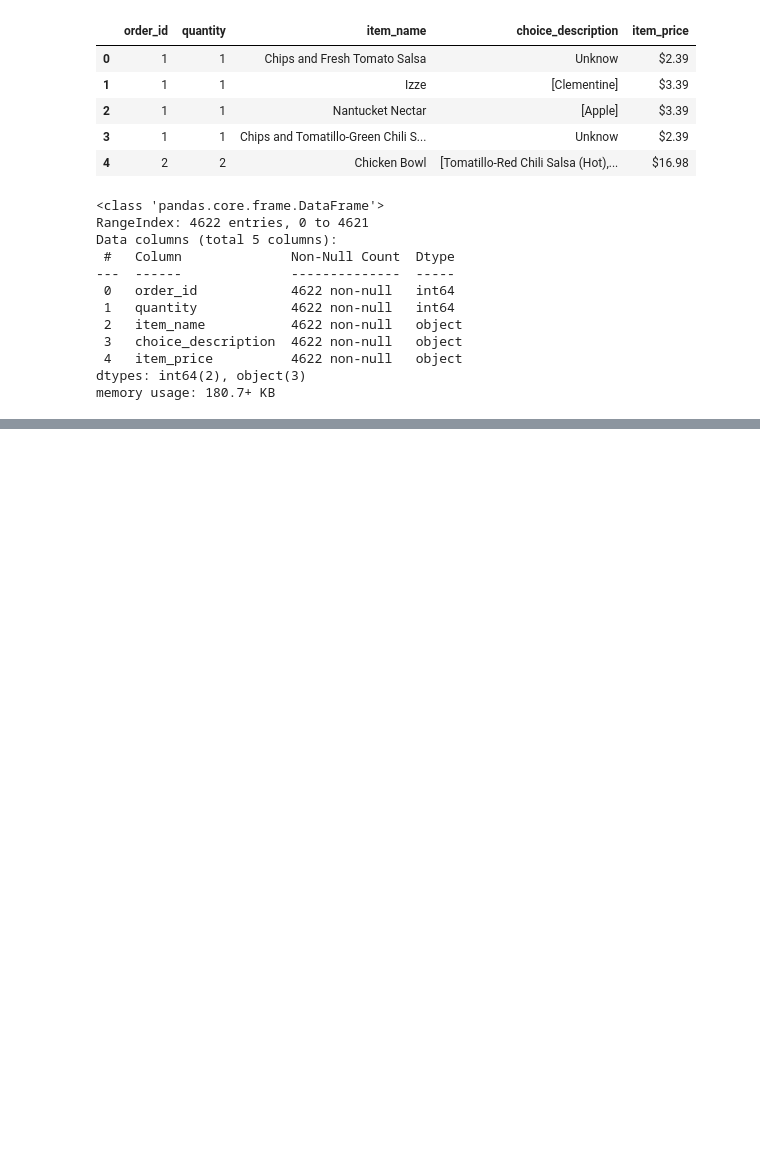
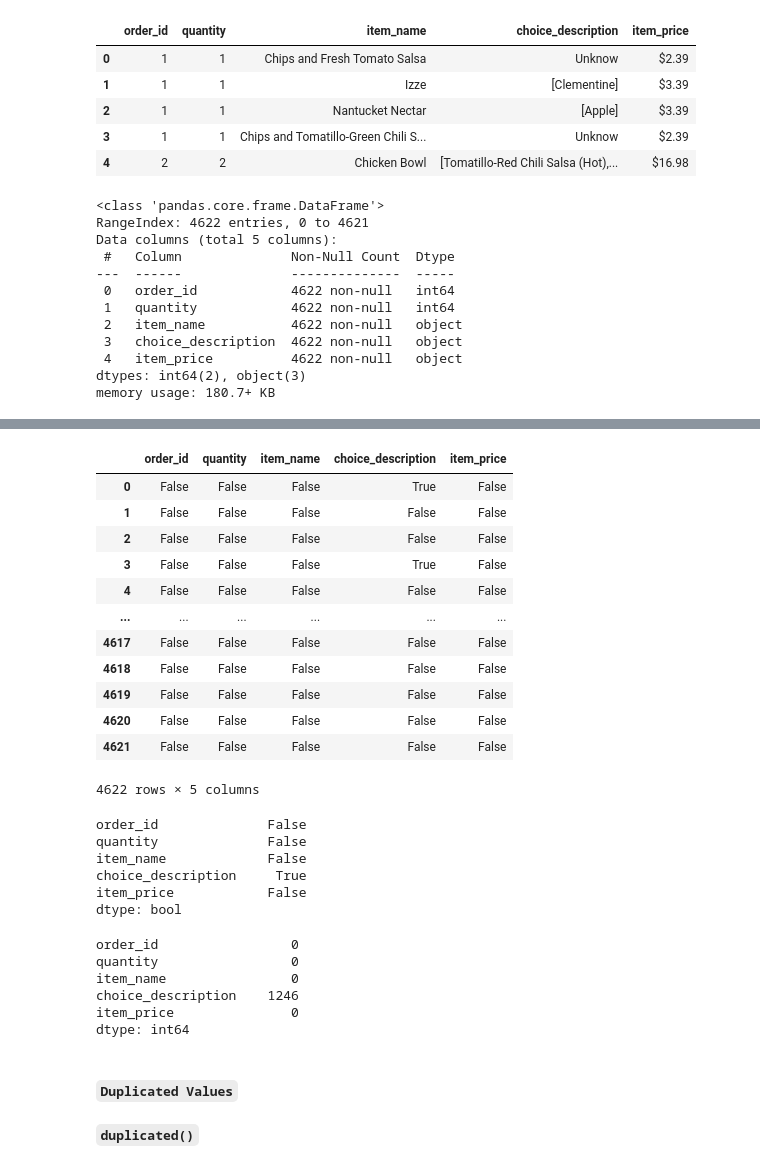
Before and after one commit to TruongQuangPhat/AI-Journey, a Jupyter notebook: Pandas/Pandas_Tutorial.ipynb, the cells around one changed output, grey strips where cells are left out. Cells and saved outputs as stored; diff of their text form; code cells hidden in the pictures; blank space fills up the shorter version.

```diff
--- a/Pandas/Pandas_Tutorial.ipynb
+++ b/Pandas/Pandas_Tutorial.ipynb
@@ -385,0 +409,41 @@ memory usage: 180.7+ KB
+# %%
+"""
+False: not missing
+"""
+df = pd.read_csv("chipotle.tsv", sep="\t")
+df.isna()
+# %% [output]
+|  | order_id | quantity | item_name | choice_description | item_price |
+| 0 | False | False | False | True | False |
+| 1 | False | False | False | False | False |
+| 2 | False | False | False | False | False |
+| 3 | False | False | False | True | False |
+| 4 | False | False | False | False | False |
+| ... | ... | ... | ... | ... | ... |
+| 4617 | False | False | False | False | False |
+| 4618 | False | False | False | False | False |
+| 4619 | False | False | False | False | False |
+| 4620 | False | False | False | False | False |
+| 4621 | False | False | False | False | False |
+4622 rows × 5 columns
+# %%
+df.isna().any()
+# %% [output]
+order_id              False
+quantity              False
+item_name             False
+choice_description     True
+item_price            False
+dtype: bool
+# %%
+df.isna().sum()
+# %% [output]
+order_id                 0
+quantity                 0
+item_name                0
+choice_description    1246
+item_price               0
+dtype: int64
+# %% [markdown]
+#### `Duplicated Values`
+##### `duplicated()`
```
Also changed, not shown: parts of 15 cells of this notebook, 3 other files.
